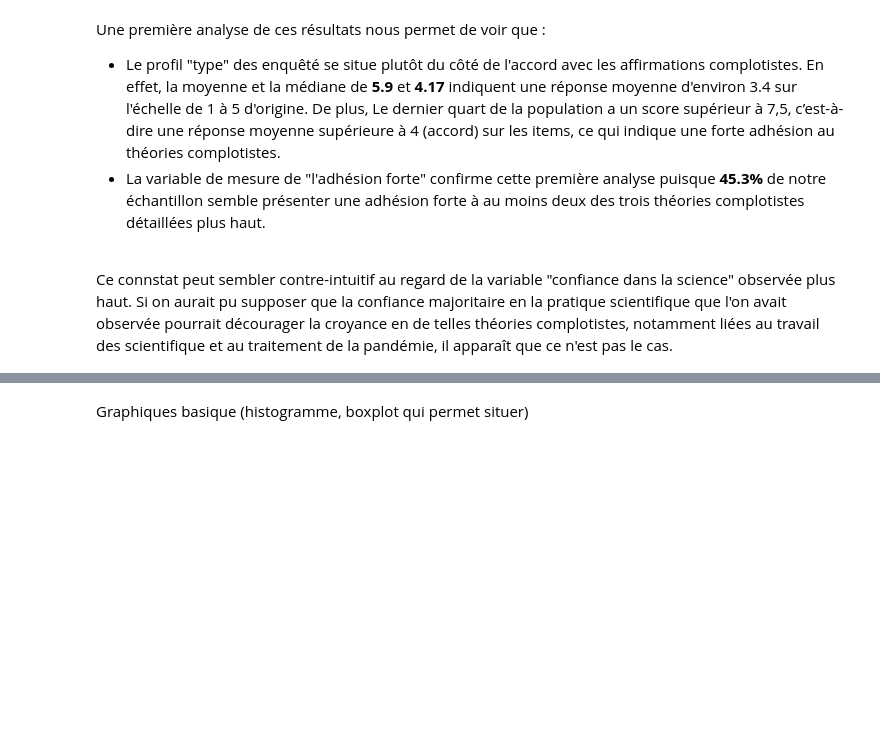
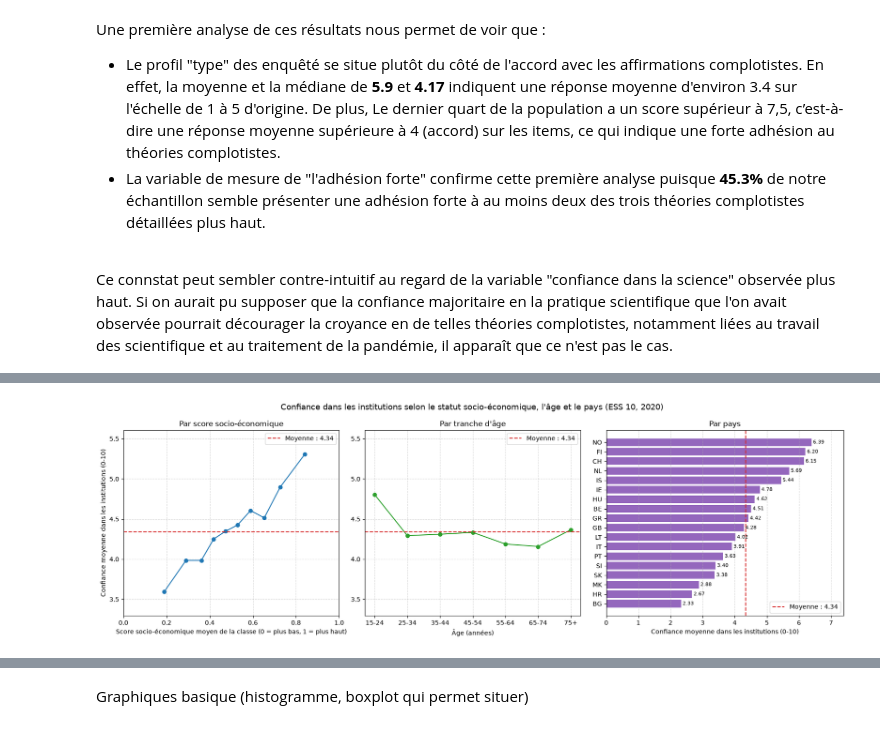
Before and after one commit to leila333/pythonds_2026, a Jupyter notebook: rapport_final.ipynb, the cells around one changed output, grey strips where cells are left out. Cells and saved outputs as stored; diff of their text form; code cells hidden in the pictures; blank space fills up the shorter version.

```diff
--- a/rapport_final.ipynb
+++ b/rapport_final.ipynb
@@ -501,0 +552,68 @@ Ce connstat peut sembler contre-intuitif au regard de la variable "confiance dan
+# %%
+POIDS = "poids_analyse"
+cols = ["confiance_institutions", "score_socioeco", "age", "pays", POIDS]
+d = df_clean[cols].copy()
+
+def moy_pond(g, var="confiance_institutions"):
+    g = g[[var, POIDS]].dropna()
+    return np.average(g[var], weights=g[POIDS]) if len(g) else np.nan
+
+moy_globale = moy_pond(d)
+
+fig, axes = plt.subplots(1, 3, figsize=(17, 5.5), gridspec_kw={"width_ratios": [1, 1, 1.1]})
+
+# 1) Par score socio-économique (10 classes de taille égale)
+ax = axes[0]
+NB_CLASSES = 10
+ds = d.dropna(subset=["score_socioeco"]).copy()
+ds["classe_score"] = pd.qcut(ds["score_socioeco"], q=NB_CLASSES, labels=False, duplicates="drop")
+par_score = ds.groupby("classe_score").apply(
+    lambda g: pd.Series({"score_moy": moy_pond(g, "score_socioeco"),
+                         "confiance": moy_pond(g)})
+)
+ax.plot(par_score["score_moy"], par_score["confiance"], marker="o", color="#1f77b4")
+ax.axhline(moy_globale, color="#d62728", linestyle="--", label=f"Moyenne : {moy_globale:.2f}")
+ax.set_title("Par score socio-économique")
+ax.set_xlabel("Score socio-économique moyen de la classe (0 = plus bas, 1 = plus haut)")
+ax.set_ylabel("Confiance moyenne dans les institutions (0-10)")
+ax.set_xlim(0, 1)
+ax.grid(linestyle="--", alpha=0.5)
+ax.legend()
+
+# 2) Par tranche d'âge
+ax = axes[1]
+bornes = [14, 24, 34, 44, 54, 64, 74, 120]
+etiquettes = ["15-24", "25-34", "35-44", "45-54", "55-64", "65-74", "75+"]
+d["tranche_age"] = pd.cut(d["age"], bins=bornes, labels=etiquettes)
+par_age = d.dropna(subset=["tranche_age"]).groupby("tranche_age", observed=True).apply(moy_pond)
+ax.plot(par_age.index.astype(str), par_age.values, marker="o", color="#2ca02c")
+ax.axhline(moy_globale, color="#d62728", linestyle="--", label=f"Moyenne : {moy_globale:.2f}")
+ax.set_title("Par tranche d'âge")
+ax.set_xlabel("Âge (années)")
+ax.grid(linestyle="--", alpha=0.5)
+ax.legend()
+
+# 3) Par pays
+ax = axes[2]
+par_pays = d.groupby("pays").apply(moy_pond).sort_values()
+barres = ax.barh(par_pays.index, par_pays.values, color="#9467bd")
+ax.axvline(moy_globale, color="#d62728", linestyle="--", label=f"Moyenne : {moy_globale:.2f}")
+for b, v in zip(barres, par_pays.values):
+    ax.text(v + 0.05, b.get_y() + b.get_height() / 2, f"{v:.2f}", va="center", fontsize=8)
+ax.set_title("Par pays")
+ax.set_xlabel("Confiance moyenne dans les institutions (0-10)")
+ax.set_xlim(0, par_pays.max() + 1)
+ax.grid(axis="x", linestyle="--", alpha=0.5)
+ax.legend(loc="lower right")
+
+# Mêmes bornes verticales pour les deux courbes
+ymin = min(par_score["confiance"].min(), par_age.min()) - 0.3
+ymax = max(par_score["confiance"].max(), par_age.max()) + 0.3
+axes[0].set_ylim(ymin, ymax)
+axes[1].set_ylim(ymin, ymax)
+
+fig.suptitle("Confiance dans les institutions selon le statut socio-économique, l'âge et le pays (ESS 10, 2020)", fontsize=13)
+plt.tight_layout()
+plt.show()
+# %% [output]
+[figure, added]
```
Also changed, not shown: parts of 39 cells of this notebook.
